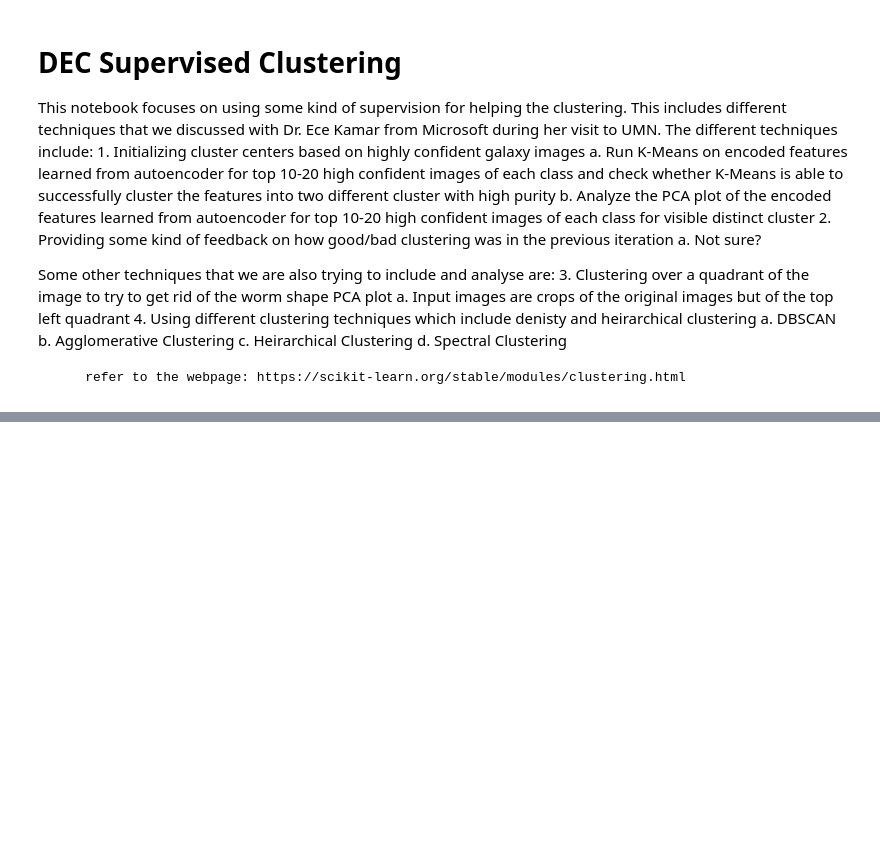
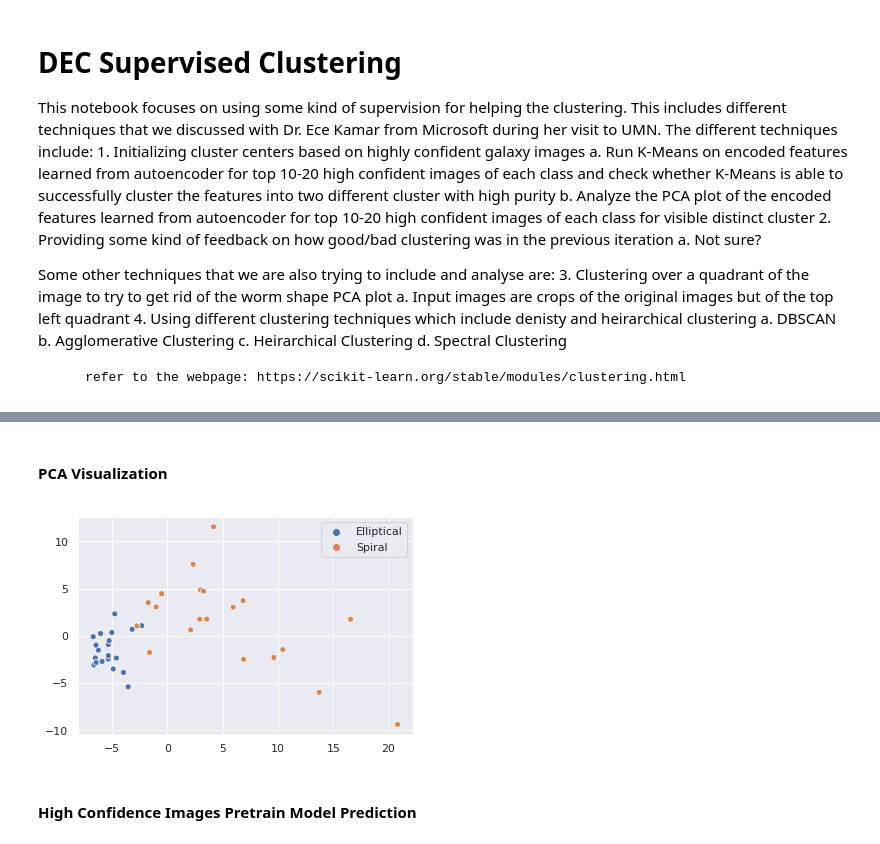
Before and after one commit to goelsaksham/Zooniverse_CNN_Clustering, a Jupyter notebook: src/DEC Supervised Clustering.ipynb, the cells around one changed output, grey strips where cells are left out. Drawn from its saved outputs; the diff is of its cells as text; code cells hidden in the pictures; blank space fills up the shorter version.

```diff
--- a/src/DEC Supervised Clustering.ipynb
+++ b/src/DEC Supervised Clustering.ipynb
@@ -20,0 +146,5 @@ Some other techniques that we are also trying to include and analyse are:
+# %%
+# sampling certain number of high confidence galaxies
+num_samples = 20
+high_conf_ellip_galaxies = all_labels.sort_values(by=elliptical_galaxy_col_name, ascending=False).iloc[:min(num_high_conf_elliptical_galaxies, num_high_conf_spiral_galaxies)].sample(num_samples)['GalaxyID']
+high_conf_spiral_galaxies = all_labels.sort_values(by=spiral_galaxy_col_name, ascending=False).iloc[:min(num_high_conf_elliptical_galaxies, num_high_conf_spiral_galaxies)].sample(num_samples)['GalaxyID']
@@ -20,0 +195,4 @@ Some other techniques that we are also trying to include and analyse are:
+# %%
+image_extension = '.jpg'
+training_directory_path = f'../data/xception_clustering/training/'
+testing_directory_path = f'../data/xception_clustering/testing/'
@@ -20,0 +374,12 @@ Some other techniques that we are also trying to include and analyse are:
+# %%
+high_conf_ellip_im_arr = []
+for galaxy_id in high_conf_ellip_galaxies:
+    image_path = construct_path(elliptical_training_directory_path, f'{galaxy_id}{image_extension}')
+    high_conf_ellip_im_arr.append(image_preprocessing_function(np.array(Image.open(image_path))))
+high_conf_ellip_im_arr = np.array(high_conf_ellip_im_arr)
+
+high_conf_spiral_im_arr = []
+for galaxy_id in high_conf_spiral_galaxies:
+    image_path = construct_path(spiral_training_directory_path, f'{galaxy_id}{image_extension}')
+    high_conf_spiral_im_arr.append(image_preprocessing_function(np.array(Image.open(image_path))))
+high_conf_spiral_im_arr = np.array(high_conf_spiral_im_arr)
@@ -20,0 +388,7 @@ Some other techniques that we are also trying to include and analyse are:
+# %%
+%%time
+# Getting the prediction
+high_conf_ellip_pred = base_xception_model.predict(high_conf_ellip_im_arr)
+high_conf_spiral_pred = base_xception_model.predict(high_conf_spiral_im_arr)
+high_conf_pred = np.vstack((high_conf_ellip_pred, high_conf_spiral_pred))
+high_conf_label = ['Elliptical']*num_samples + ['Spiral']*num_samples
@@ -20,0 +398,20 @@ Some other techniques that we are also trying to include and analyse are:
+# %% [markdown]
+#### PCA Visualization
+# %%
+pca_mod = PCA(2)
+pca_mod.fit(high_conf_pred)
+reduced_features = pca_mod.transform(high_conf_pred)
+
+fig, ax = plt.subplots(1, 1)
+sns.scatterplot(reduced_features[:, 0], reduced_features[:, 1],
+                hue=high_conf_label, ax=ax)
+ax.text(0.02, 0.92, f'Explained Var: {np.round(np.sum(pca_mod.explained_variance_ratio_), decimals=4)}',
+        transform=ax.transAxes)
+ax.set_xlabel('PCA Dim 1')
+ax.set_ylabel('PCA Dim 2')
+ax.set_title('PCA Scatterplot of Xception Model Features for High Confidence Galxies')
+plt.savefig(f'{results_save_dir}/PCA_Base_Xception_Model_High_Confidence_Predictions.png')
+# %% [output]
+[figure, added]
+# %% [markdown]
+#### High Confidence Images Pretrain Model Prediction
```
Also changed, not shown: parts of 45 cells of this notebook, 38 other files.
